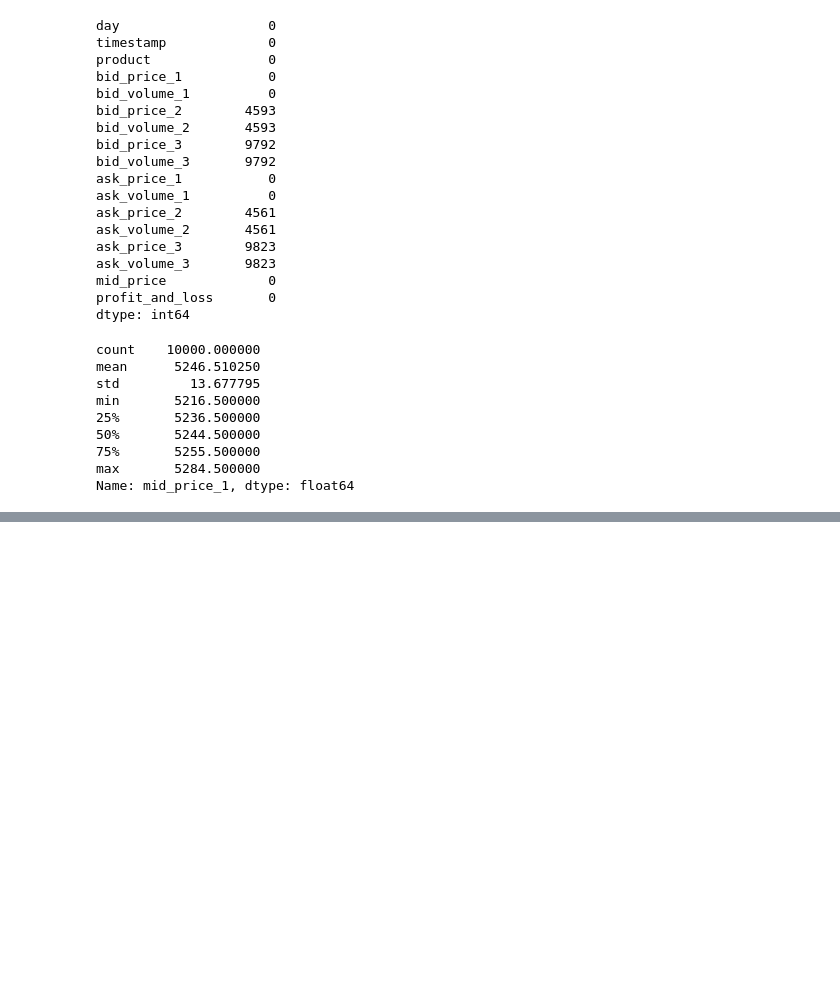
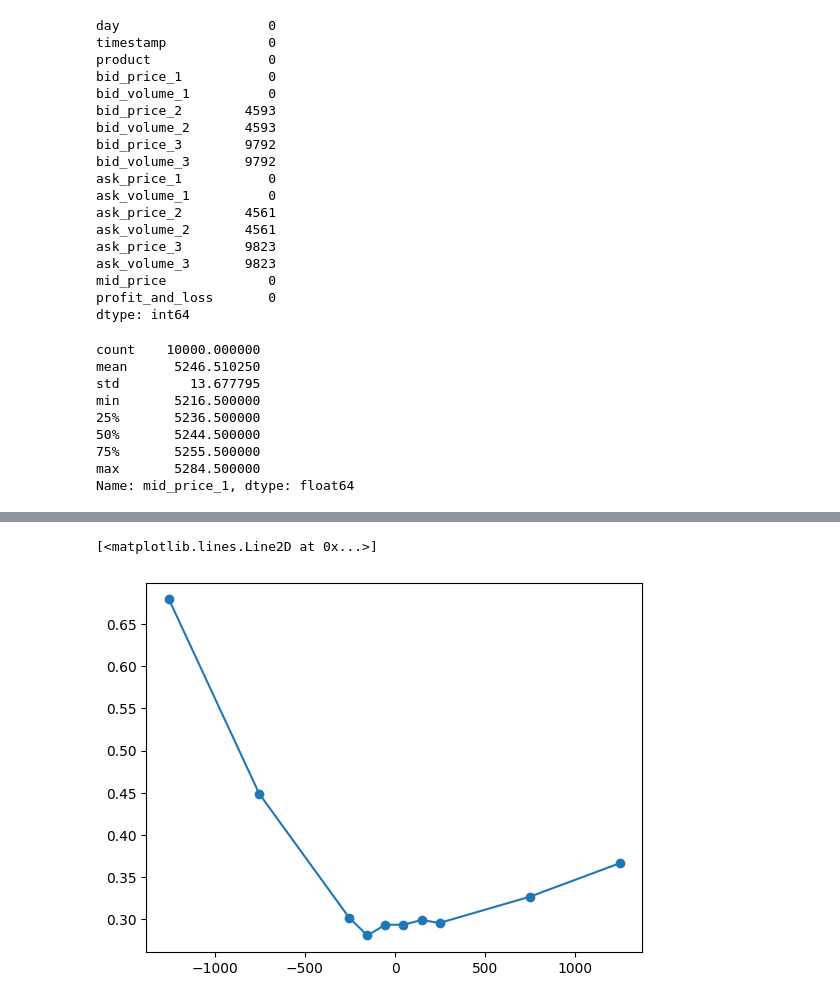
Before and after one commit to Sudhanva420/imc-prosperity-4, a Jupyter notebook: Codes/Notebooks/round3_intitial.ipynb, the cells around one changed output, grey strips where cells are left out. Cells and saved outputs as stored; diff of their text form; code cells hidden in the pictures; blank space fills up the shorter version.

```diff
--- a/Codes/Notebooks/round3_intitial.ipynb
+++ b/Codes/Notebooks/round3_intitial.ipynb
@@ -77,0 +250,4 @@ Name: mid_price_1, dtype: float64
+# %%
+iv_df = build_iv_table(prices0, tte_days=5)
+
+iv_df.head()
@@ -77,0 +362,15 @@ Name: mid_price_1, dtype: float64
+# %%
+summary = (
+    iv_df.groupby("product")
+    .agg(
+        strike=("strike", "first"),
+        mean_iv=("implied_vol", "mean"),
+        std_iv=("implied_vol", "std"),
+        mean_abs_z=("iv_z", lambda x: np.nanmean(np.abs(x))),
+        valid_iv_count=("implied_vol", "count"),
+        avg_moneyness=("moneyness", "mean"),
+    )
+    .sort_values("strike")
+)
+
+summary
@@ -77,0 +390,5 @@ Name: mid_price_1, dtype: float64
+# %%
+plt.plot(summary["avg_moneyness"], summary["mean_iv"], marker="o")
+# %% [output]
+[<matplotlib.lines.Line2D at 0x...>]
+[figure, added]
```
Also changed, not shown: parts of 72 cells of this notebook, 6 other files.
